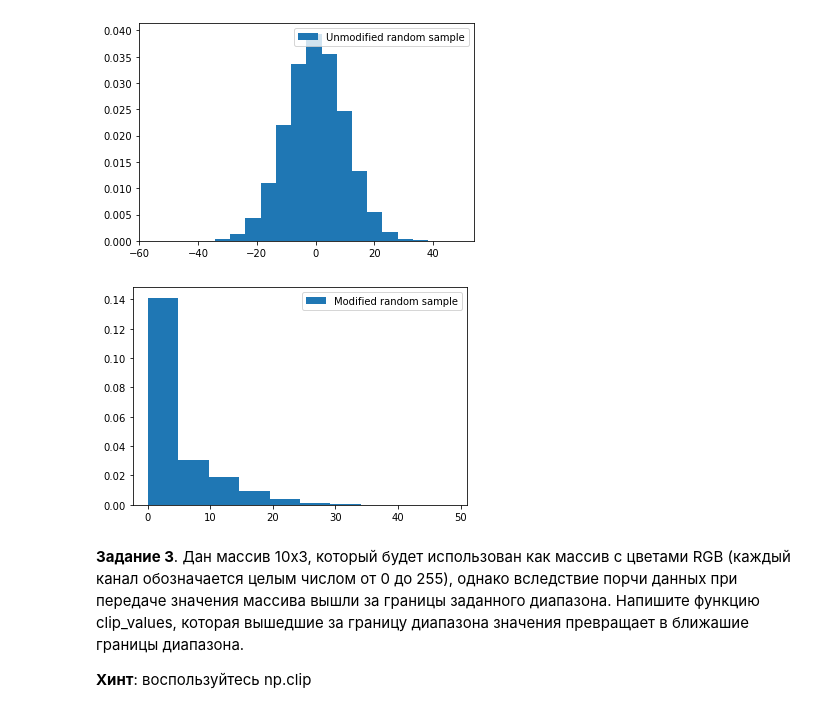
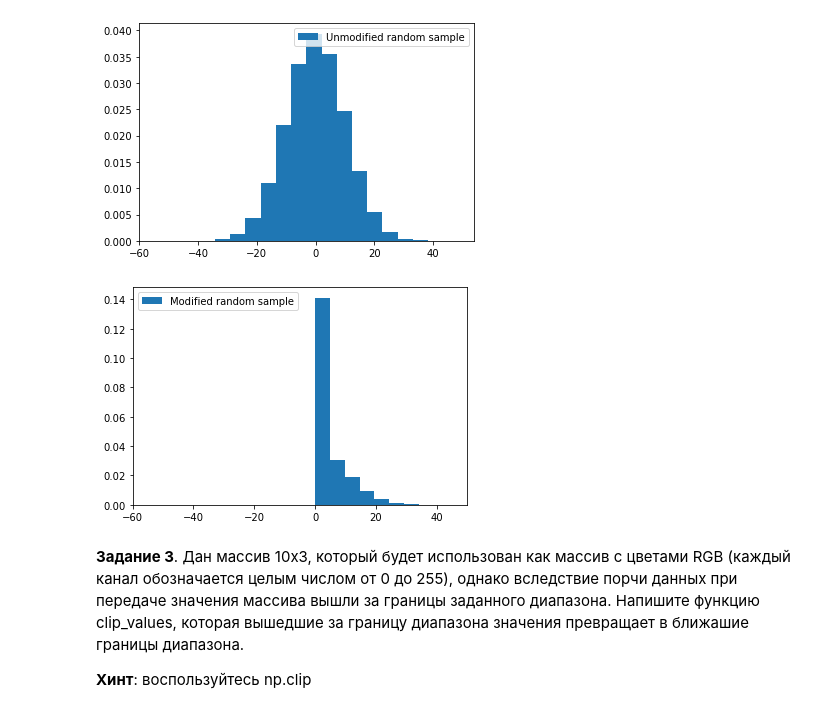
Before and after one commit to GlebChili/math-ml-hse-2019, a Jupyter notebook: hw1.ipynb, the cells around one changed output. Saved outputs shown, nothing was run; the diff lists cells and outputs as text; code cells hidden in the pictures.

```diff
--- a/hw1.ipynb
+++ b/hw1.ipynb
@@ -56,10 +56,10 @@ modified_random_sample_problem_2 = np.where(random_sample_problem_2 < 0, np.zero
 # %%
 plt.hist(modified_random_sample_problem_2, bins= 10, density=True, label="Modified random sample")
 plt.legend(loc="best")
-plt.xlim(left=)
+plt.xlim(left=-60, right=50)
 plt.show()
 # %% [output]
-[figure, old version]
+[figure, new version]
 # %% [markdown]
 __Задание 3__. Дан массив 10х3, который будет использован как массив с цветами RGB (каждый канал обозначается целым числом от 0 до 255), однако вследствие порчи данных при передаче значения массива вышли за границы заданного диапазона. Напишите функцию clip_values, которая вышедшие за границу диапазона значения превращает в ближашие границы диапазона.
 
```
